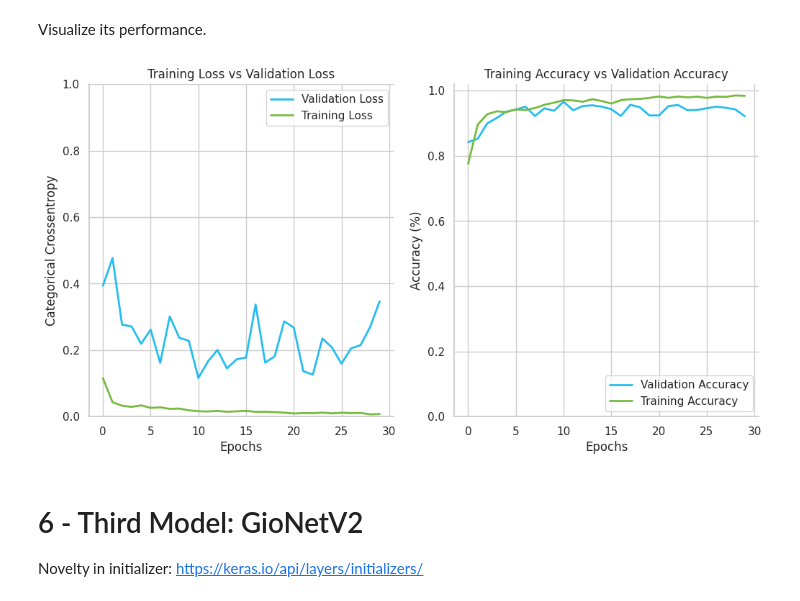
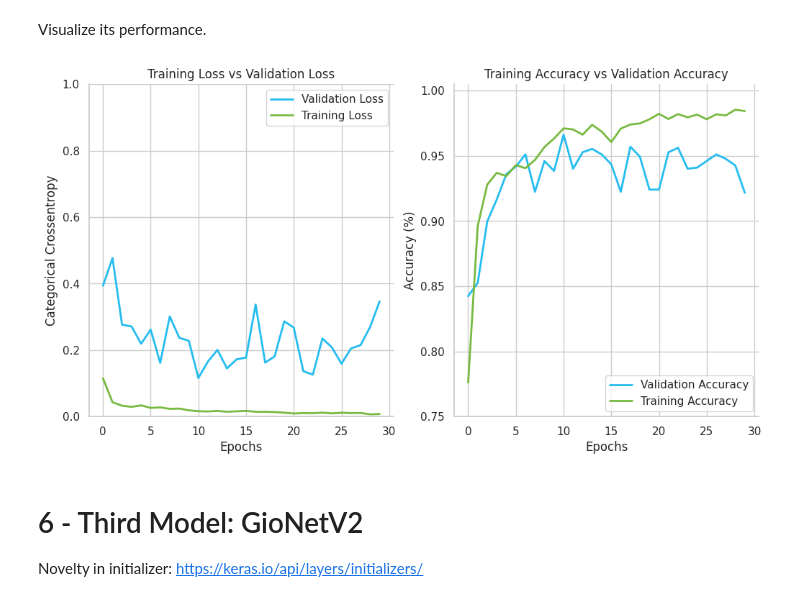
Before and after one commit to giordanovitale/Prado-Museum-CNN, a Jupyter notebook: Prado_Artists.ipynb, the cells around one changed output. Cells and saved outputs as stored; diff of their text form; code cells hidden in the pictures.

```diff
--- a/Prado_Artists.ipynb
+++ b/Prado_Artists.ipynb
@@ -797,9 +797,9 @@ vk.layered_view(gionet,
 Visualize its performance.
 # %%
 gionet_history = pd.read_csv("/content/drive/MyDrive/AMD/model_logs/gionet.log")
-plot_history(gionet_history)
+plot_history(gionet_history, y_lim_right=(0.75,1.005))
 # %% [output]
-[figure, old version]
+[figure, new version]
 # %% [markdown]
 # 6 - Third Model: GioNetV2
 
```
Also changed, not shown: parts of 9 cells of this notebook.
